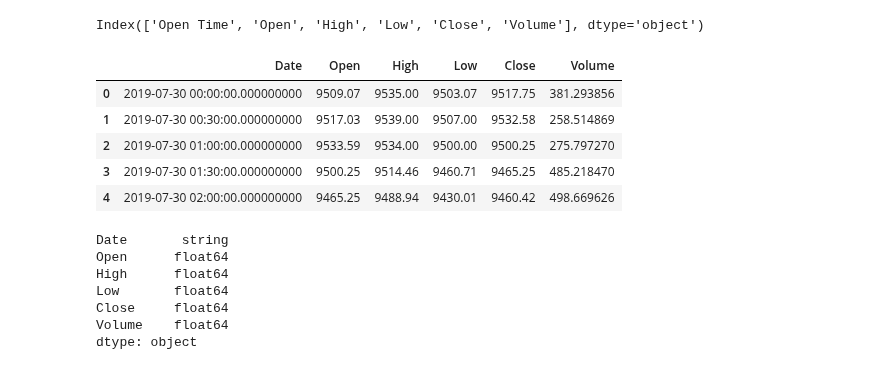
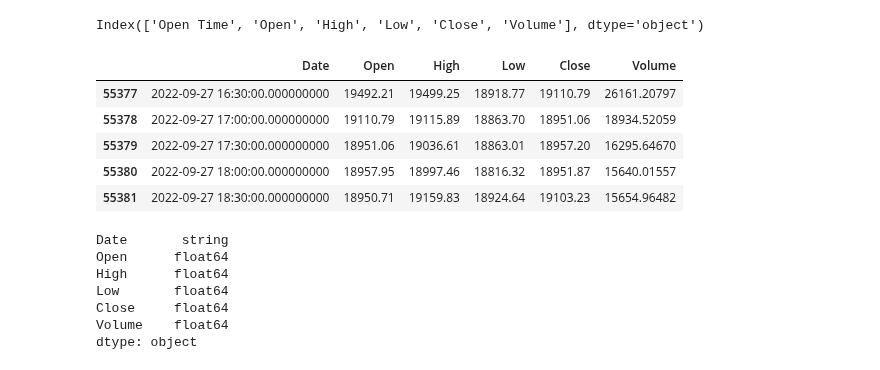
Before and after one commit to huy2212/bitcoin_price_prediction, a Jupyter notebook: data_preprocessing.ipynb, the cells around one changed output. Drawn from its saved outputs; the diff is of its cells as text; code cells hidden in the pictures.

```diff
--- a/data_preprocessing.ipynb
+++ b/data_preprocessing.ipynb
@@ -119,14 +119,14 @@ Index(['Open Time', 'Open', 'High', 'Low', 'Close', 'Volume'], dtype='object')
 #The names of all columns seem to be not in the right format, so let's change them
 df = df.rename(columns= {'Open Time':'Date'})
 # %%
-df.head()
+df.tail()
 # %% [output]
 |  | Date | Open | High | Low | Close | Volume |
-| 0 | 2019-07-30 00:00:00.000000000 | 9509.07 | 9535.00 | 9503.07 | 9517.75 | 381.293856 |
-| 1 | 2019-07-30 00:30:00.000000000 | 9517.03 | 9539.00 | 9507.00 | 9532.58 | 258.514869 |
-| 2 | 2019-07-30 01:00:00.000000000 | 9533.59 | 9534.00 | 9500.00 | 9500.25 | 275.797270 |
-| 3 | 2019-07-30 01:30:00.000000000 | 9500.25 | 9514.46 | 9460.71 | 9465.25 | 485.218470 |
-| 4 | 2019-07-30 02:00:00.000000000 | 9465.25 | 9488.94 | 9430.01 | 9460.42 | 498.669626 |
+| 55377 | 2022-09-27 16:30:00.000000000 | 19492.21 | 19499.25 | 18918.77 | 19110.79 | 26161.20797 |
+| 55378 | 2022-09-27 17:00:00.000000000 | 19110.79 | 19115.89 | 18863.70 | 18951.06 | 18934.52059 |
+| 55379 | 2022-09-27 17:30:00.000000000 | 18951.06 | 19036.61 | 18863.01 | 18957.20 | 16295.64670 |
+| 55380 | 2022-09-27 18:00:00.000000000 | 18957.95 | 18997.46 | 18816.32 | 18951.87 | 15640.01557 |
+| 55381 | 2022-09-27 18:30:00.000000000 | 18950.71 | 19159.83 | 18924.64 | 19103.23 | 15654.96482 |
 # %%
 #Let's look at the type of each column
 df['Date'] = df['Date'].astype('string')
```
Also changed, not shown: parts of 20 cells of this notebook.
